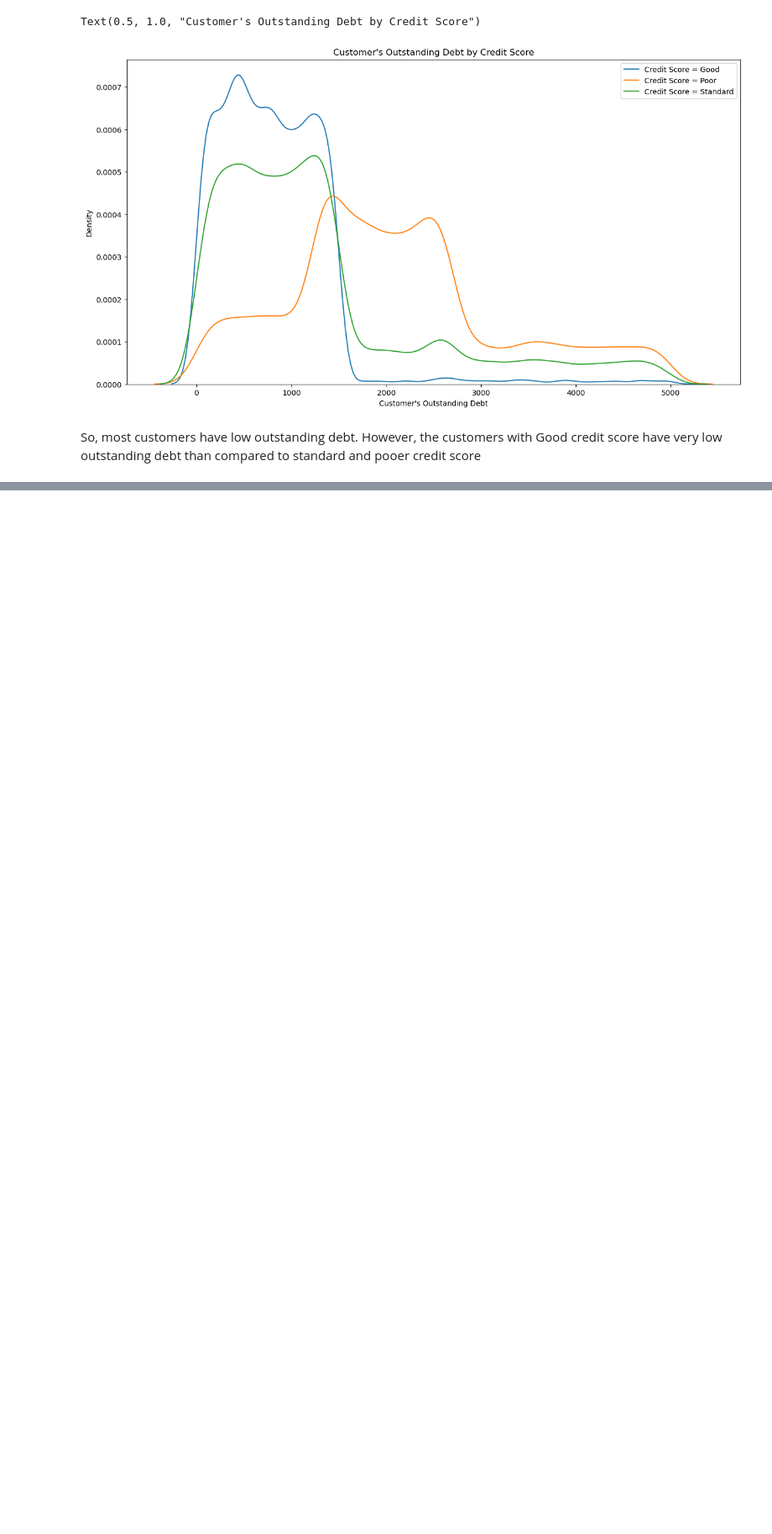
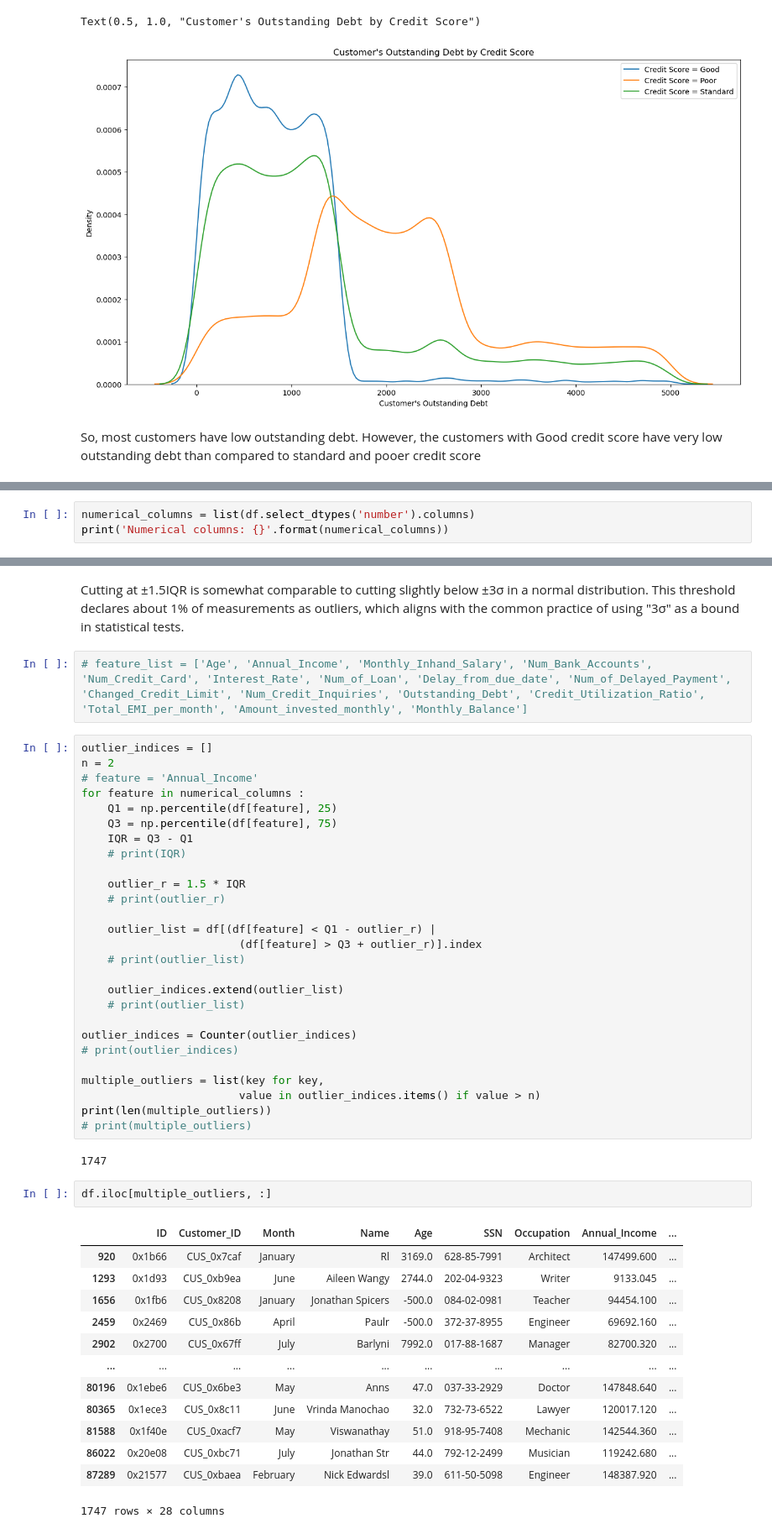
Before and after one commit to AakashRevankar/ML_projects, a Jupyter notebook: 2_Classification.ipynb, the cells around one changed output, grey strips where cells are left out. Shown at 84% size. Drawn from its saved outputs; the diff is of its cells as text; blank space fills up the shorter version.

Commit message:
Outlier_detection v1.0 added

```diff
--- a/2_Classification.ipynb
+++ b/2_Classification.ipynb
@@ -392,0 +408,3 @@ So, most customers have low outstanding debt. However, the customers with Good c
+# %%
+numerical_columns = list(df.select_dtypes('number').columns)
+print('Numerical columns: {}'.format(numerical_columns))
@@ -392,0 +413,49 @@ So, most customers have low outstanding debt. However, the customers with Good c
+# %% [markdown]
+Cutting at ±1.5IQR is somewhat comparable to cutting slightly below ±3σ in a normal distribution. This threshold declares about 1% of measurements as outliers, which aligns with the common practice of using "3σ" as a bound in statistical tests.
+# %%
+# feature_list = ['Age', 'Annual_Income', 'Monthly_Inhand_Salary', 'Num_Bank_Accounts', 'Num_Credit_Card', 'Interest_Rate', 'Num_of_Loan', 'Delay_from_due_date', 'Num_of_Delayed_Payment', 'Changed_Credit_Limit', 'Num_Credit_Inquiries', 'Outstanding_Debt', 'Credit_Utilization_Ratio', 'Total_EMI_per_month', 'Amount_invested_monthly', 'Monthly_Balance']
+# %%
+outlier_indices = []
+n = 2
+# feature = 'Annual_Income'
+for feature in numerical_columns :
+    Q1 = np.percentile(df[feature], 25)
+    Q3 = np.percentile(df[feature], 75)
+    IQR = Q3 - Q1
+    # print(IQR)
+
+    outlier_r = 1.5 * IQR
+    # print(outlier_r)
+
+    outlier_list = df[(df[feature] < Q1 - outlier_r) |
+                        (df[feature] > Q3 + outlier_r)].index
+    # print(outlier_list)
+
+    outlier_indices.extend(outlier_list)
+    # print(outlier_list)
+
+outlier_indices = Counter(outlier_indices)
+# print(outlier_indices)
+
+multiple_outliers = list(key for key,
+                        value in outlier_indices.items() if value > n)
+print(len(multiple_outliers))
+# print(multiple_outliers)
+# %% [output]
+1747
+# %%
+df.iloc[multiple_outliers, :]
+# %% [output]
+|  | ID | Customer_ID | Month | Name | Age | SSN | Occupation | Annual_Income | ... |
+| 920 | 0x1b66 | CUS_0x7caf | January | Rl | 3169.0 | 628-85-7991 | Architect | 147499.600 | ... |
+| 1293 | 0x1d93 | CUS_0xb9ea | June | Aileen Wangy | 2744.0 | 202-04-9323 | Writer | 9133.045 | ... |
+| 1656 | 0x1fb6 | CUS_0x8208 | January | Jonathan Spicers | -500.0 | 084-02-0981 | Teacher | 94454.100 | ... |
+| 2459 | 0x2469 | CUS_0x86b | April | Paulr | -500.0 | 372-37-8955 | Engineer | 69692.160 | ... |
+| 2902 | 0x2700 | CUS_0x67ff | July | Barlyni | 7992.0 | 017-88-1687 | Manager | 82700.320 | ... |
+| ... | ... | ... | ... | ... | ... | ... | ... | ... | ... |
+| 80196 | 0x1ebe6 | CUS_0x6be3 | May | Anns | 47.0 | 037-33-2929 | Doctor | 147848.640 | ... |
+| 80365 | 0x1ece3 | CUS_0x8c11 | June | Vrinda Manochao | 32.0 | 732-73-6522 | Lawyer | 120017.120 | ... |
+| 81588 | 0x1f40e | CUS_0xacf7 | May | Viswanathay | 51.0 | 918-95-7408 | Mechanic | 142544.360 | ... |
+| 86022 | 0x20e08 | CUS_0xbc71 | July | Jonathan Str | 44.0 | 792-12-2499 | Musician | 119242.680 | ... |
+| 87289 | 0x21577 | CUS_0xbaea | February | Nick Edwardsl | 39.0 | 611-50-5098 | Engineer | 148387.920 | ... |
+1747 rows × 28 columns
```
Also changed, not shown: parts of 6 cells of this notebook.
